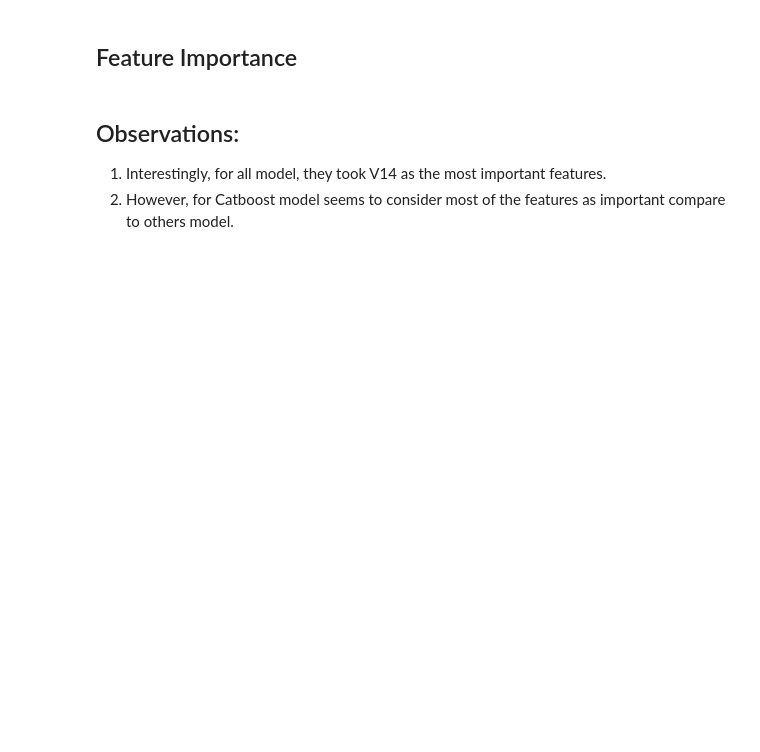
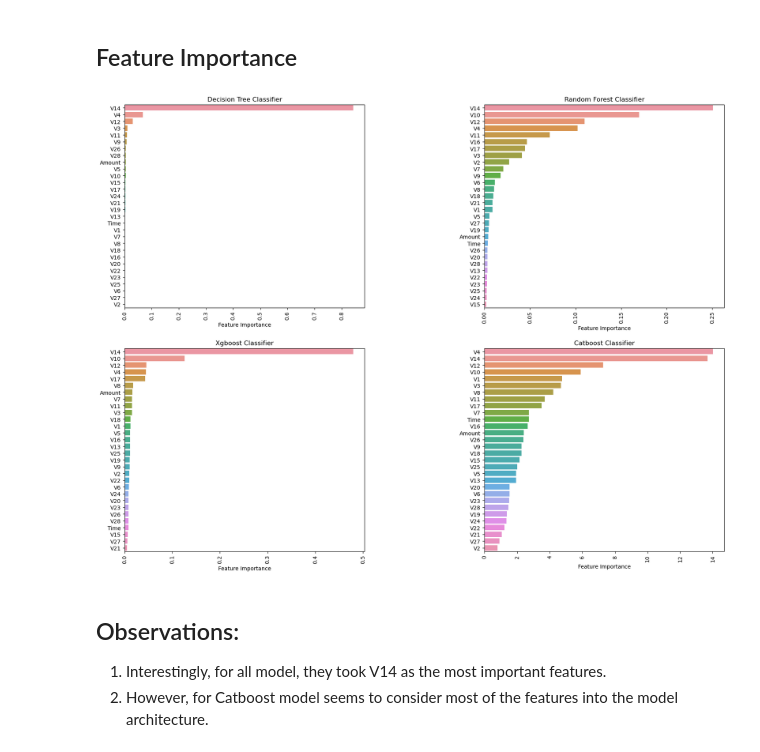
Before and after one commit to fitrijamsari/Data-Science-Projects, a Jupyter notebook: 08_Credit Card Fraud Prediction/credit-card-fraud-prediction.ipynb, the cells around one changed output. Saved outputs shown, nothing was run; the diff lists cells and outputs as text; code cells hidden in the pictures; blank space fills up the shorter version.

```diff
--- a/08_Credit Card Fraud Prediction/credit-card-fraud-prediction.ipynb
+++ b/08_Credit Card Fraud Prediction/credit-card-fraud-prediction.ipynb
@@ -1243,30 +1298,32 @@ plt.show()
 ## Feature Importance
 # %%
 #feature importance for Decision Tree Classifier
-feature_importance_dtree = pd.DataFrame(dtree.feature_importances_, index=X_train.columns, columns=['Feature Importance']).sort_values('Feature Importance', ascending=False)
+feature_importance_dtree = pd.DataFrame(dtree.feature_importances_, index=X_train_mix.columns, columns=['Feature Importance']).sort_values('Feature Importance', ascending=False)
 
 #feature importance for Random Forest Classifier
-feature_importance_rfc = pd.DataFrame(rfc.feature_importances_, index=X_train.columns, columns=['Feature Importance']).sort_values('Feature Importance', ascending=False)
+feature_importance_rfc = pd.DataFrame(rfc.feature_importances_, index=X_train_mix.columns, columns=['Feature Importance']).sort_values('Feature Importance', ascending=False)
 
 #feature importance for Xgboost Classifier
-feature_importance_xgb = pd.DataFrame(xgb.feature_importances_, index=X_train.columns, columns=['Feature Importance']).sort_values('Feature Importance', ascending=False)
+feature_importance_xgb = pd.DataFrame(xgb.feature_importances_, index=X_train_mix.columns, columns=['Feature Importance']).sort_values('Feature Importance', ascending=False)
 
 #feature importance for Xgboost Classifier
-feature_importance_catboost = pd.DataFrame(catboost.feature_importances_, index=X_train.columns, columns=['Feature Importance']).sort_values('Feature Importance', ascending=False)
+feature_importance_catboost = pd.DataFrame(catboost.feature_importances_, index=X_train_mix.columns, columns=['Feature Importance']).sort_values('Feature Importance', ascending=False)
 
 fig, ax = plt.subplots(2,2,figsize=(20,15))
 #space between subplots
 fig.subplots_adjust(wspace=0.5)
 sns.barplot(y=feature_importance_dtree.index, x=feature_importance_dtree['Feature Importance'], ax=ax[0,0]).set_title('Decision Tree Classifier')
 ax[0,0].xaxis.set_tick_params(rotation=90)
 sns.barplot(y=feature_importance_rfc.index, x=feature_importance_rfc['Feature Importance'], ax=ax[0,1]).set_title('Random Forest Classifier')
 ax[0,1].xaxis.set_tick_params(rotation=90)
 sns.barplot(y=feature_importance_xgb.index, x=feature_importance_xgb['Feature Importance'], ax=ax[1,0]).set_title('Xgboost Classifier')
 ax[1,0].xaxis.set_tick_params(rotation=90)
 sns.barplot(y=feature_importance_catboost.index, x=feature_importance_catboost['Feature Importance'], ax=ax[1,1]).set_title('Catboost Classifier')
 ax[1,1].xaxis.set_tick_params(rotation=90)
+# %% [output]
+[figure, added]
 # %% [markdown]
 ## Observations:
 
 1. Interestingly, for all model, they took V14 as the most important features.
-2. However, for Catboost model seems to consider most of the features as important compare to others model.
+2. However, for Catboost model seems to consider most of the features into the model architecture.
```
Also changed, not shown: parts of 11 cells of this notebook, 4 other files.
